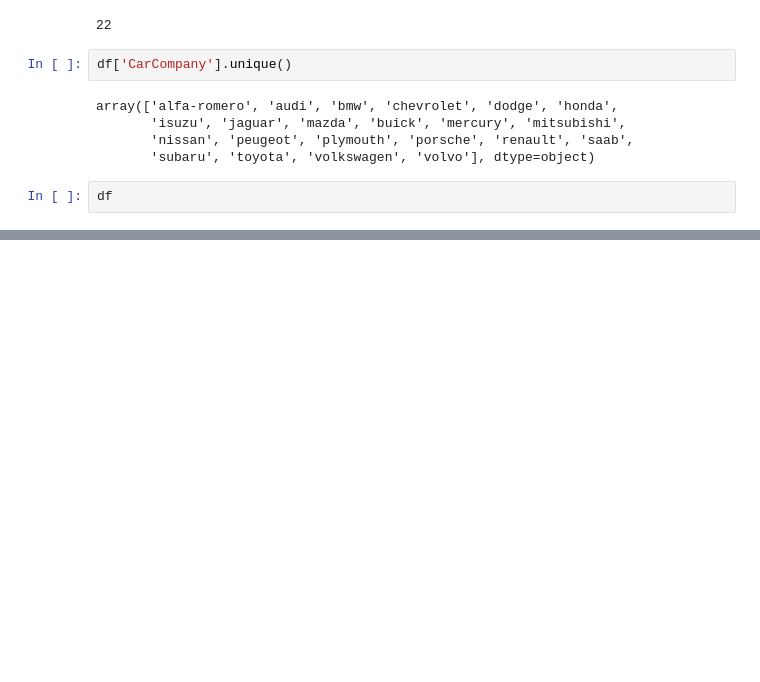
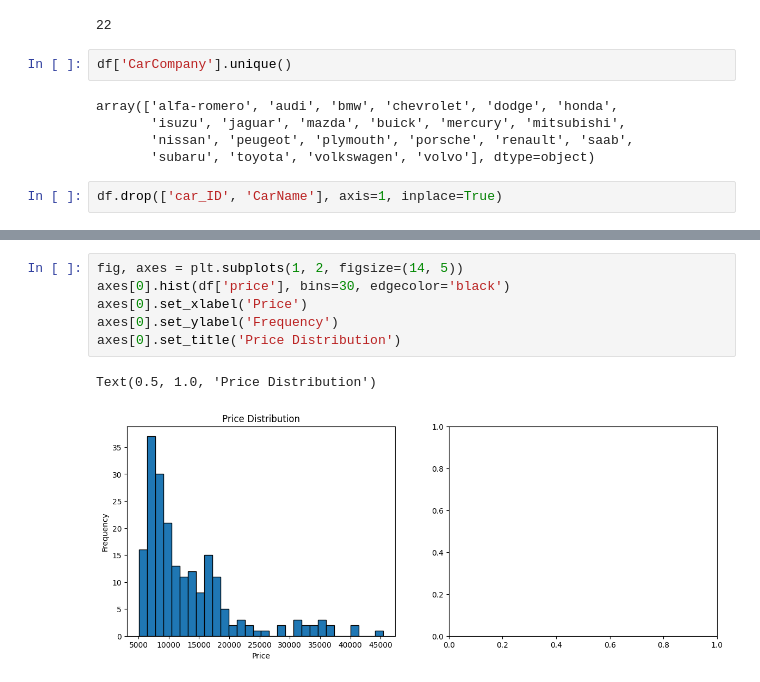
Before and after one commit to ukunnath/entri, a Jupyter notebook: codeathon-module4/Untitled.ipynb, the cells around one changed output, grey strips where cells are left out. Cells and saved outputs as stored; diff of their text form; blank space fills up the shorter version.

```diff
--- a/codeathon-module4/Untitled.ipynb
+++ b/codeathon-module4/Untitled.ipynb
@@ -163,4 +163,4 @@ array(['alfa-romero', 'audi', 'bmw', 'chevrolet', 'dodge', 'honda',
        'nissan', 'peugeot', 'plymouth', 'porsche', 'renault', 'saab',
        'subaru', 'toyota', 'volkswagen', 'volvo'], dtype=object)
 # %%
-df
+df.drop(['car_ID', 'CarName'], axis=1, inplace=True)
@@ -166,0 +215,9 @@ df
+# %%
+fig, axes = plt.subplots(1, 2, figsize=(14, 5))
+axes[0].hist(df['price'], bins=30, edgecolor='black')
+axes[0].set_xlabel('Price')
+axes[0].set_ylabel('Frequency')
+axes[0].set_title('Price Distribution')
+# %% [output]
+Text(0.5, 1.0, 'Price Distribution')
+[figure, added]
```
Also changed, not shown: parts of 31 cells of this notebook, 3 other files.
